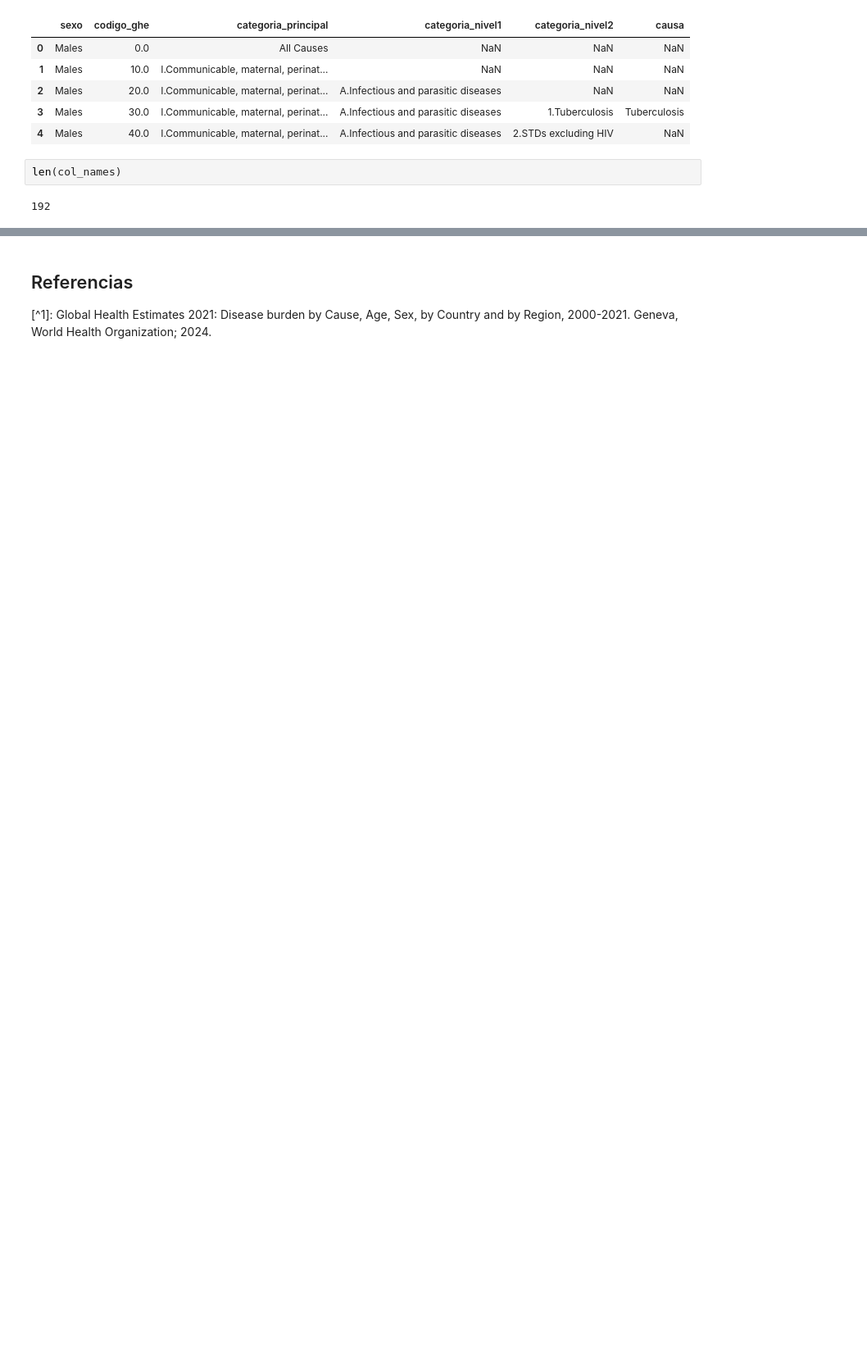
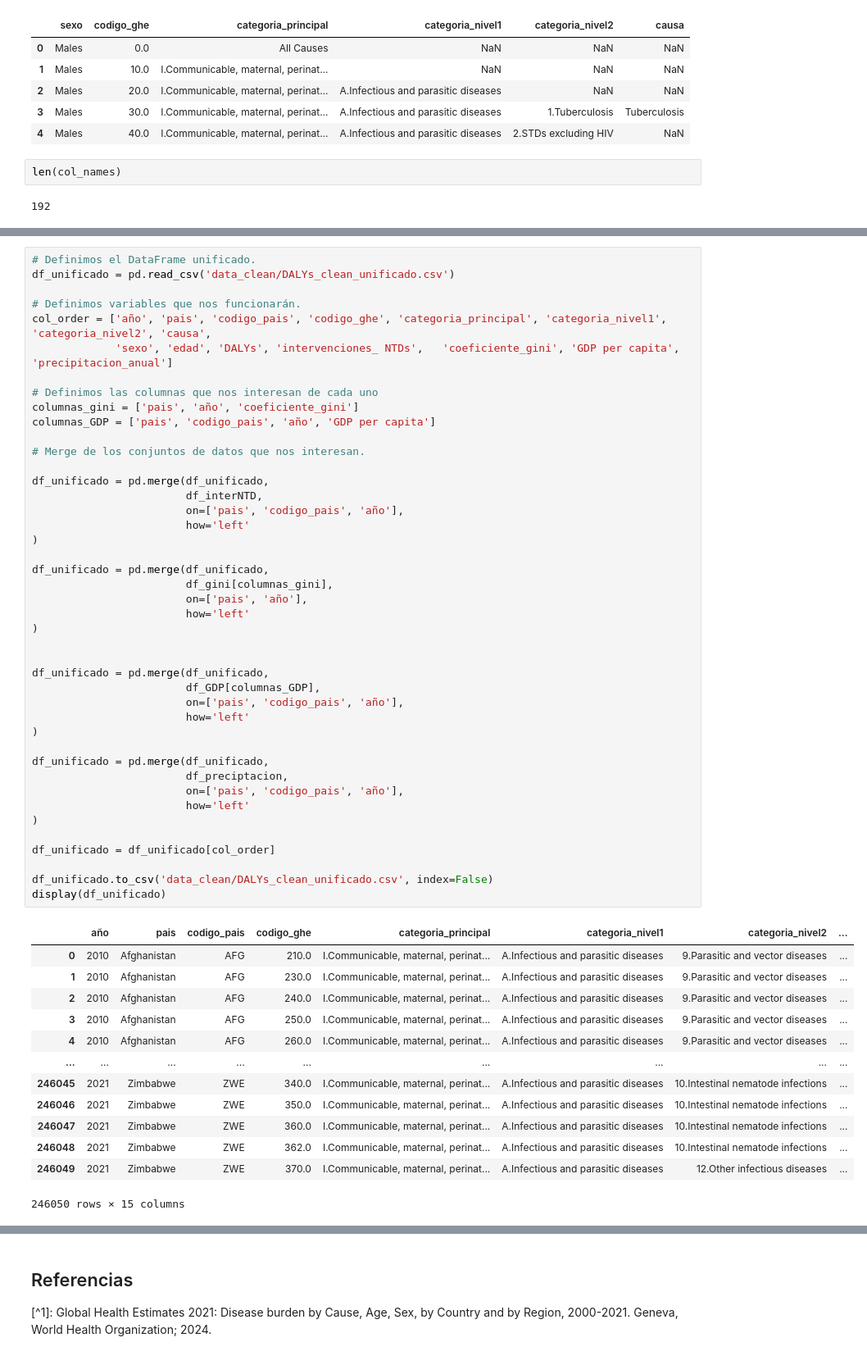
Before and after one commit to P-arsimony/DALY_DataAnalysis, a Jupyter notebook: Data_Cleaning_ByCountry.ipynb, the cells around one changed output, grey strips where cells are left out. Shown at 82% size. Saved outputs shown, nothing was run; the diff lists cells and outputs as text; blank space fills up the shorter version.

```diff
--- a/Data_Cleaning_ByCountry.ipynb
+++ b/Data_Cleaning_ByCountry.ipynb
@@ -277,0 +297,57 @@ df.to_excel('data_raw/DALY_def/DALY_PRUEBA.xlsx', index=False)
+# %%
+# Definimos el DataFrame unificado.
+df_unificado = pd.read_csv('data_clean/DALYs_clean_unificado.csv')
+
+# Definimos variables que nos funcionarán.
+col_order = ['año', 'pais', 'codigo_pais', 'codigo_ghe', 'categoria_principal', 'categoria_nivel1', 'categoria_nivel2', 'causa',
+             'sexo', 'edad', 'DALYs', 'intervenciones_ NTDs',	'coeficiente_gini',	'GDP per capita',	'precipitacion_anual']
+
+# Definimos las columnas que nos interesan de cada uno
+columnas_gini = ['pais', 'año', 'coeficiente_gini']
+columnas_GDP = ['pais', 'codigo_pais', 'año', 'GDP per capita']
+
+# Merge de los conjuntos de datos que nos interesan.
+
+df_unificado = pd.merge(df_unificado,
+                        df_interNTD,
+                        on=['pais', 'codigo_pais', 'año'],
+                        how='left'
+)
+
+df_unificado = pd.merge(df_unificado,
+                        df_gini[columnas_gini],
+                        on=['pais', 'año'],
+                        how='left'
+)
+
+
+df_unificado = pd.merge(df_unificado,
+                        df_GDP[columnas_GDP],
+                        on=['pais', 'codigo_pais', 'año'],
+                        how='left'
+)
+
+df_unificado = pd.merge(df_unificado,
+                        df_preciptacion,
+                        on=['pais', 'codigo_pais', 'año'],
+                        how='left'
+)
+
+df_unificado = df_unificado[col_order]
+
+df_unificado.to_csv('data_clean/DALYs_clean_unificado.csv', index=False)
+display(df_unificado)
+# %% [output]
+|  | año | pais | codigo_pais | codigo_ghe | categoria_principal | categoria_nivel1 | categoria_nivel2 | ... |
+| 0 | 2010 | Afghanistan | AFG | 210.0 | I.Communicable, maternal, perinat... | A.Infectious and parasitic diseases | 9.Parasitic and vector diseases | ... |
+| 1 | 2010 | Afghanistan | AFG | 230.0 | I.Communicable, maternal, perinat... | A.Infectious and parasitic diseases | 9.Parasitic and vector diseases | ... |
+| 2 | 2010 | Afghanistan | AFG | 240.0 | I.Communicable, maternal, perinat... | A.Infectious and parasitic diseases | 9.Parasitic and vector diseases | ... |
+| 3 | 2010 | Afghanistan | AFG | 250.0 | I.Communicable, maternal, perinat... | A.Infectious and parasitic diseases | 9.Parasitic and vector diseases | ... |
+| 4 | 2010 | Afghanistan | AFG | 260.0 | I.Communicable, maternal, perinat... | A.Infectious and parasitic diseases | 9.Parasitic and vector diseases | ... |
+| ... | ... | ... | ... | ... | ... | ... | ... | ... |
+| 246045 | 2021 | Zimbabwe | ZWE | 340.0 | I.Communicable, maternal, perinat... | A.Infectious and parasitic diseases | 10.Intestinal nematode infections | ... |
+| 246046 | 2021 | Zimbabwe | ZWE | 350.0 | I.Communicable, maternal, perinat... | A.Infectious and parasitic diseases | 10.Intestinal nematode infections | ... |
+| 246047 | 2021 | Zimbabwe | ZWE | 360.0 | I.Communicable, maternal, perinat... | A.Infectious and parasitic diseases | 10.Intestinal nematode infections | ... |
+| 246048 | 2021 | Zimbabwe | ZWE | 362.0 | I.Communicable, maternal, perinat... | A.Infectious and parasitic diseases | 10.Intestinal nematode infections | ... |
+| 246049 | 2021 | Zimbabwe | ZWE | 370.0 | I.Communicable, maternal, perinat... | A.Infectious and parasitic diseases | 12.Other infectious diseases | ... |
+246050 rows × 15 columns
```
Also changed, not shown: parts of 14 cells of this notebook, 13 other files.
